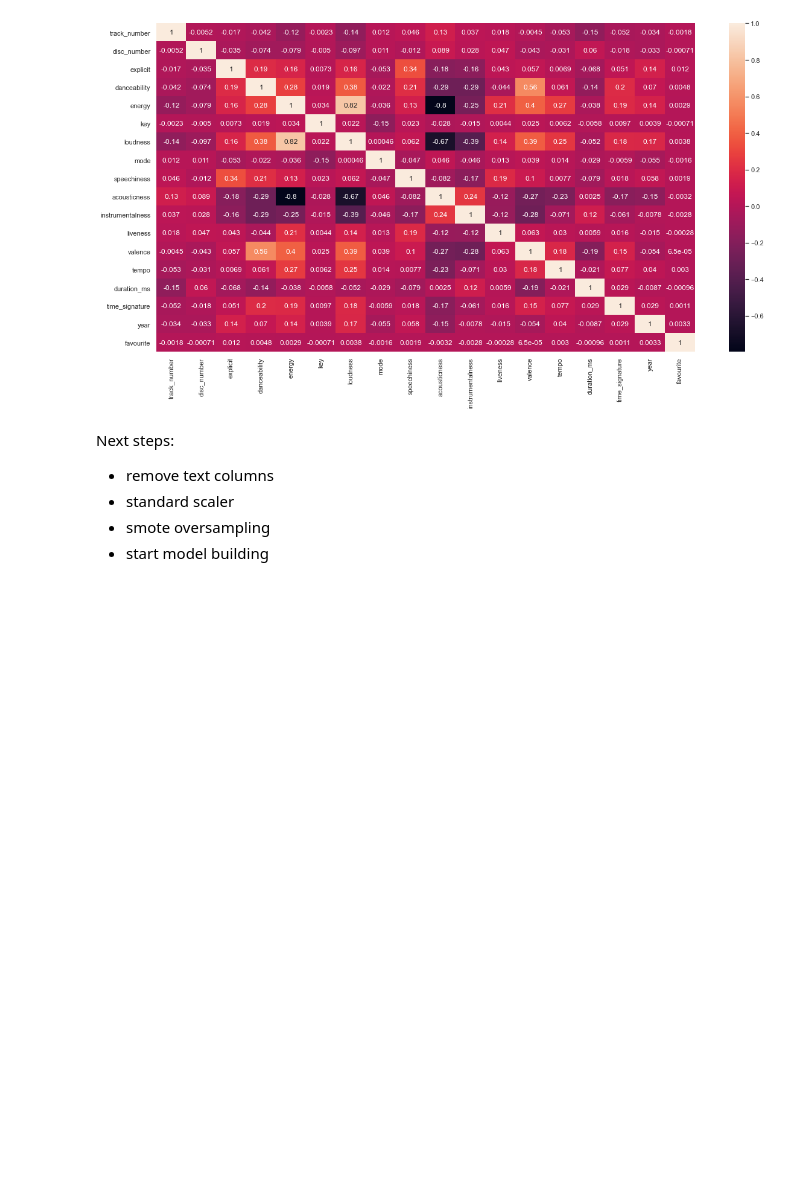
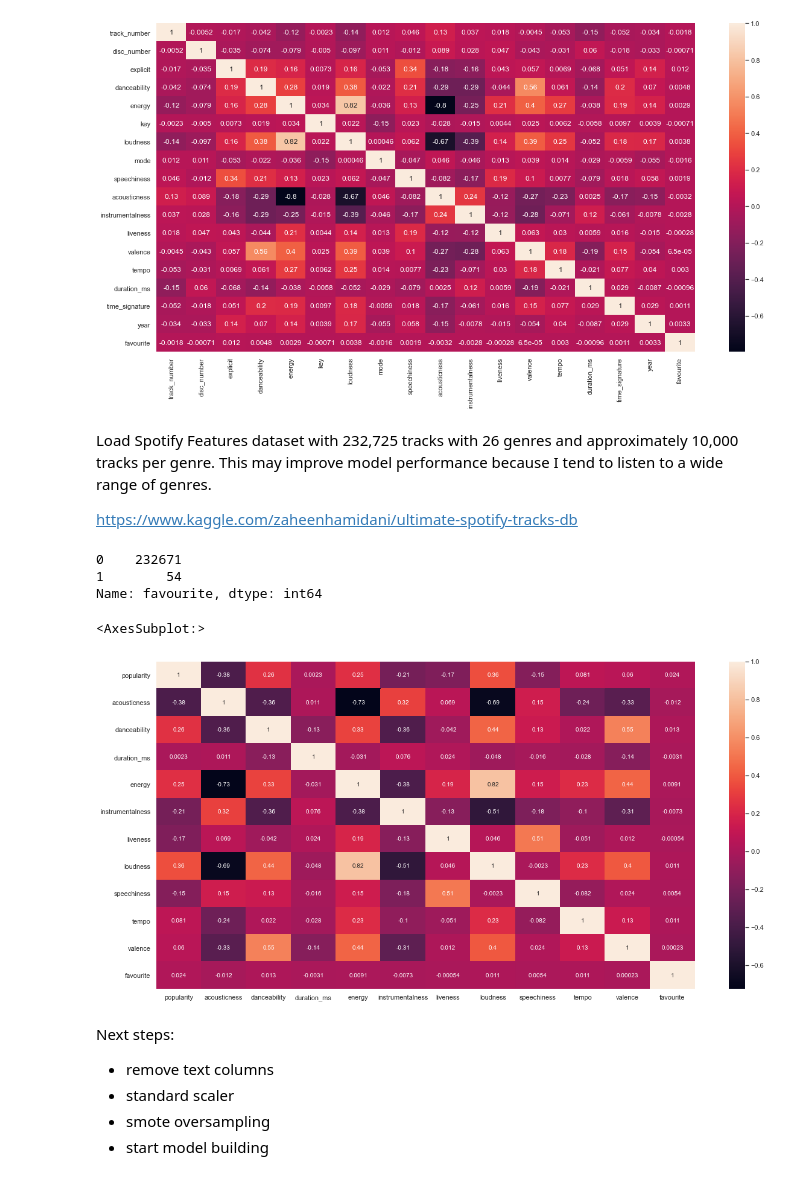
Before and after one commit to vijay-ss/spotify-recommender, a Jupyter notebook: spotify_preprocessing.ipynb, the cells around one changed output. Saved outputs shown, nothing was run; the diff lists cells and outputs as text; code cells hidden in the pictures; blank space fills up the shorter version.

```diff
--- a/spotify_preprocessing.ipynb
+++ b/spotify_preprocessing.ipynb
@@ -310,6 +320,30 @@ sns.heatmap(spotify_tracks_df.corr(), annot=True)
 # %% [output]
 <AxesSubplot:>
 [figure]
+# %% [markdown]
+Load Spotify Features dataset with 232,725 tracks with 26 genres and approximately 10,000 tracks per genre. This may improve model performance because I tend to listen to a wide range of genres.
+
+https://www.kaggle.com/zaheenhamidani/ultimate-spotify-tracks-db
+# %%
+# load features dataset
+spotify_features = pd.read_csv("SpotifyFeatures.csv")
+# %%
+# tag songs which were my favourite
+spotify_features["favourite"] = np.where(spotify_features.track_id.isin(df_fav.spotify_id),1,0)
+
+#get the relative breakdown of favourite vs non
+spotify_features.favourite.value_counts()
+# %% [output]
+0    232671
+1        54
+Name: favourite, dtype: int64
+# %%
+# Correlation between attributes
+plt.figure(figsize = (20,10))
+sns.heatmap(spotify_features.corr(), annot=True)
+# %% [output]
+<AxesSubplot:>
+[figure, added]
 # %% [markdown]
 Next steps:
 - remove text columns
```
Also changed, not shown: parts of 15 cells of this notebook.
